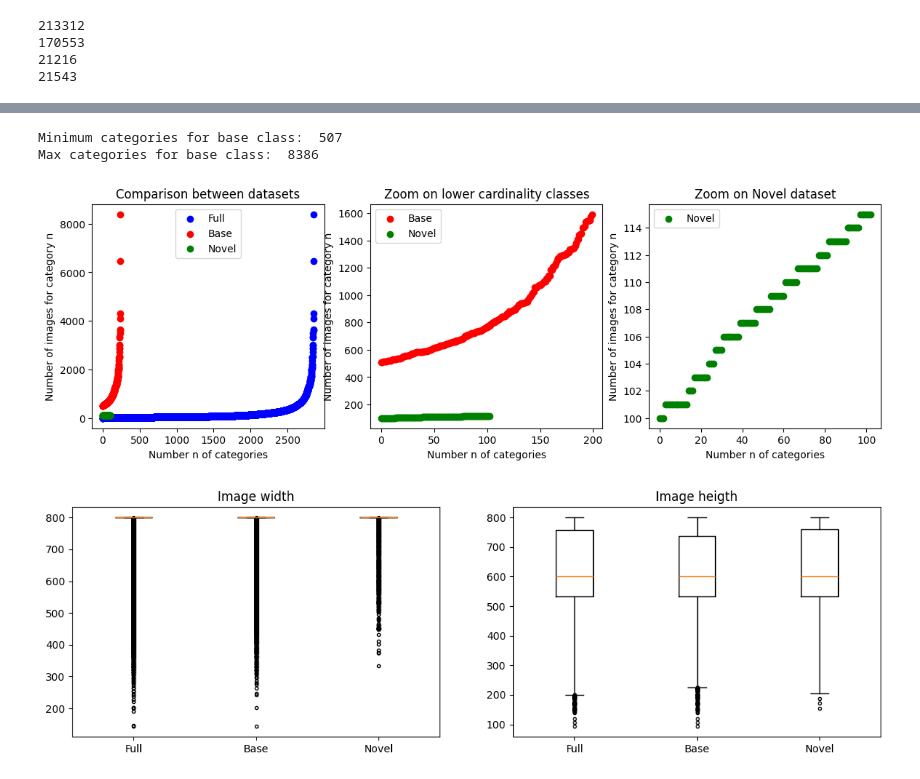
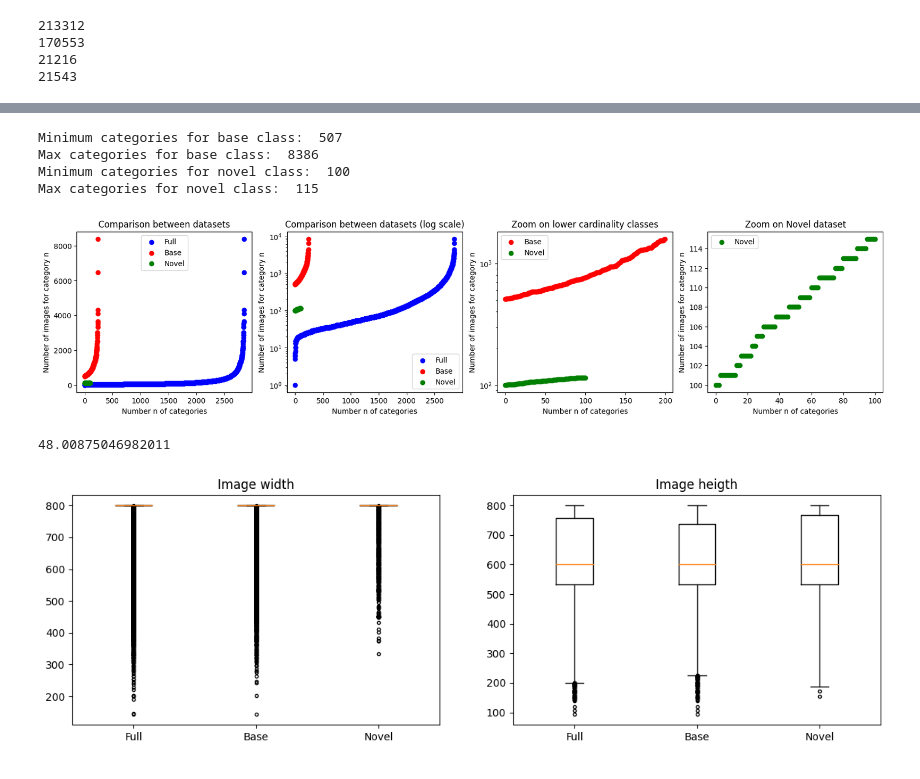
Before and after one commit to MarcelloCeresini/FSOD_CenterNet, a Jupyter notebook: src/notebooks/dataset_exploration.ipynb, the cells around one changed output, grey strips where cells are left out. Cells and saved outputs as stored; diff of their text form; code cells hidden in the pictures.

```diff
--- a/src/notebooks/dataset_exploration.ipynb
+++ b/src/notebooks/dataset_exploration.ipynb
@@ -57,7 +57,7 @@ def explore_dataset(info, get_novel_stats=False):
         novel_cats = []
         for t in sorted(zip(cat_count[1], cat_count[0])):
 
-            if 100 <= t[0] <= 115:
+            if 100 <= t[0] <= 115 and t[1] not in [429, 3513]:
                 novel_cats.append(t[1])
 
         n_effective_categories = len(novel_cats)
@@ -115,9 +115,9 @@ print(full["images"][0])
 {'area': 41823.5, 'iscrowd': 0, 'image_id': 0, 'bbox': [184, 139, 359, 233], 'category_id': 0, 'id': 0}
 {'license': '3', 'file_name': 'train_val_images/Mammalia/Marmota flaviventris/6e95e4ae165c3bd2b74490d0d655cc2d.jpg', 'rights_holder': 'R.J. Adams', 'height': 532, 'width': 800, 'id': 0}
 # %%
-base_train_dset = open_dataset("/home/franco4w/github/FSOD_CenterNet/data/base_train.json")
-base_val_dset = open_dataset("/home/franco4w/github/FSOD_CenterNet/data/base_val.json")
-base_test_dset = open_dataset("/home/franco4w/github/FSOD_CenterNet/data/base_test.json")
+base_train_dset = open_dataset("../../data/base_train.json")
+base_val_dset = open_dataset("../../data/base_val.json")
+base_test_dset = open_dataset("../../data/base_test.json")
 
 base_full_dset = {}
 
@@ -135,6 +135,6 @@ print(len(base_test_dset["images"]))
 21216
 21543
 # %%
-full, novel = explore_dataset_from_path("/home/franco4w/github/FSOD_CenterNet/data/full_2017_bboxes.json", get_novel_stats=True)
+full, novel = explore_dataset_from_path("../../data/full_2017_bboxes.json", get_novel_stats=True)
 # %%
 base_full = explore_dataset(base_full_dset)
@@ -157,43 +167,60 @@ labels = ["Full", "Base", "Novel"]
 # %%
 print("Minimum categories for base class: ", min(for_plot[1]))
 print("Max categories for base class: ", max(for_plot[1]))
+print("Minimum categories for novel class: ", min(for_plot[2]))
+print("Max categories for novel class: ", max(for_plot[2]))
 # %% [output]
 Minimum categories for base class:  507
 Max categories for base class:  8386
+Minimum categories for novel class:  100
+Max categories for novel class:  115
 # %%
-fig, axs = plt.subplots(1, 3, figsize=(14, 4))
+fig, axs = plt.subplots(1, 4, figsize=(20, 4))
 
 colors = ["b", "red", "g"]
 for i in range(len(for_plot)):
     axs[0].scatter(range(len(for_plot[i])), for_plot[i], color=colors[i])
-
 
 axs[0].legend(labels)
 axs[0].set_xlabel("Number n of categories")
 axs[0].set_ylabel("Number of images for category n")
 axs[0].set_title("Comparison between datasets")
 
-for i in range(1, len(for_plot)):
-    axs[1].scatter(range(len(for_plot[i][:200])), for_plot[i][:200], color=colors[i])
+for i in range(len(for_plot)):
+    axs[1].scatter(range(len(for_plot[i])), for_plot[i], color=colors[i])
 
-axs[1].legend(labels[1:])
+axs[1].legend(labels)
 axs[1].set_xlabel("Number n of categories")
 axs[1].set_ylabel("Number of images for category n")
-axs[1].set_title("Zoom on lower cardinality classes")
+axs[1].set_title("Comparison between datasets (log scale)")
+axs[1].set_yscale("log")
+
+for i in range(1, len(for_plot)):
+    axs[2].scatter(range(len(for_plot[i][:200])), for_plot[i][:200], color=colors[i])
+
+axs[2].legend(labels[1:])
+axs[2].set_xlabel("Number n of categories")
+axs[2].set_ylabel("Number of images for category n")
+axs[2].set_title("Zoom on lower cardinality classes")
+axs[2].set_yscale("log")
 
 for i in range(2, len(for_plot)):
-    axs[2].scatter(range(len(for_plot[i])), for_plot[i], color=colors[i])
+    axs[3].scatter(range(len(for_plot[i])), for_plot[i], color=colors[i])
 
-axs[2].legend(labels[2:])
-axs[2].set_xlabel("Number n of categories")
-axs[2].set_ylabel("Number of images for category n")
-axs[2].set_title("Zoom on Novel dataset")
+axs[3].legend(labels[2:])
+axs[3].set_xlabel("Number n of categories")
+axs[3].set_ylabel("Number of images for category n")
+axs[3].set_title("Zoom on Novel dataset")
 
 
 # plt.hlines([100, 115, 173], xmin=0, xmax=2*len(for_plot[2]))
 plt.show()
 # %% [output]
-[figure, old version]
+[figure, new version]
+# %%
+213312/444319*100
+# %% [output]
+48.00875046982011
 # %%
 fig, axs = plt.subplots(1,2, figsize=(14, 4))
 labels = ["Full", "Base", "Novel"]
```
Also changed, not shown: parts of 4 cells of this notebook, 7 other files.
